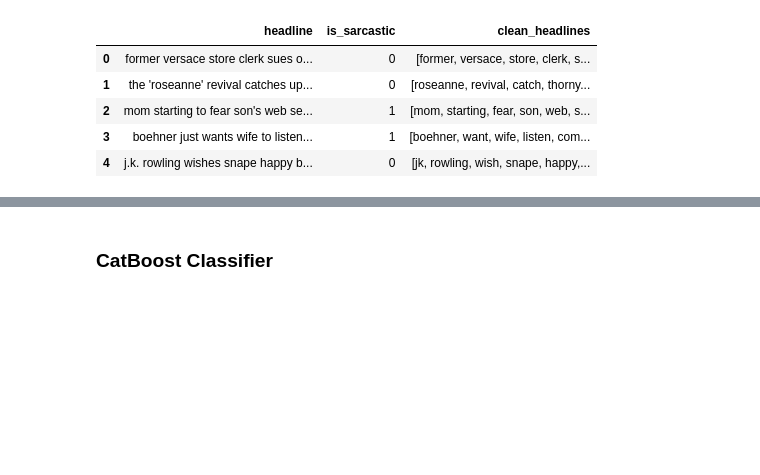
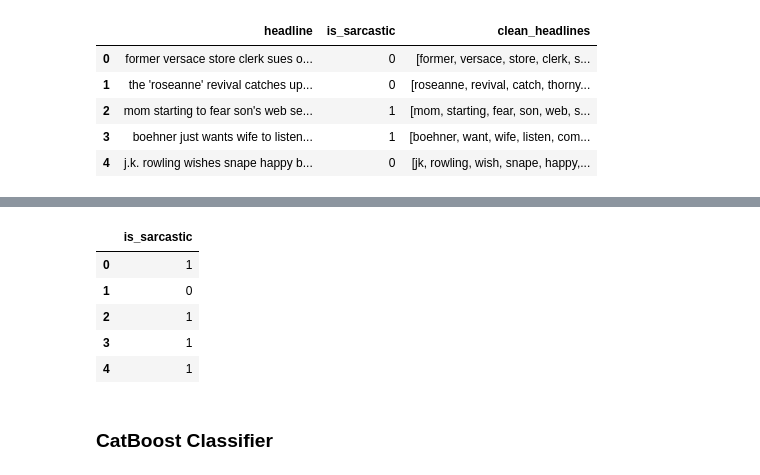
Before and after one commit to toheebadura/Sarcasm_Detection_Task, a Jupyter notebook: TF_IDF/individual_project.ipynb, the cells around one changed output, grey strips where cells are left out. Cells and saved outputs as stored; diff of their text form; code cells hidden in the pictures; blank space fills up the shorter version.

```diff
--- a/TF_IDF/individual_project.ipynb
+++ b/TF_IDF/individual_project.ipynb
@@ -280,19 +343,31 @@ print(y_test.shape)
 # %%
 ### Initialize TF-IDF Vectorization
 from sklearn.feature_extraction.text import TfidfVectorizer
+
+### Fit the TF-IDF on the training data
 tfidf_vector = TfidfVectorizer()
-tfidf_vector.fit(X_train["clean_headlines"])
+fitted_tfidf_vect = tfidf_vector.fit(X_train["clean_headlines"])
 
-### Transform train and test data
-X_train_tfidf = tfidf_vector.transform(X_train["clean_headlines"])
-X_test_tfidf = tfidf_vector.transform(X_test["clean_headlines"])
-X_train_tfidf = pd.DataFrame(X_train_tfidf.toarray())
-X_test_tfidf = pd.DataFrame(X_test_tfidf.toarray())
-X_train_tfidf.columns = tfidf_vector.get_feature_names_out()
-X_test_tfidf.columns = tfidf_vector.get_feature_names_out()
+### Transform train and test data with the fitted TF-IDF
+X_train_tfidf = fitted_tfidf_vect.transform(X_train["clean_headlines"])
+X_test_tfidf = fitted_tfidf_vect.transform(X_test["clean_headlines"])
+
+### Convert TF-IDF into DataFrame
+X_train_tfidf = pd.DataFrame(X_train_tfidf.toarray(),
+                             columns=tfidf_vector.get_feature_names_out())
+X_test_tfidf = pd.DataFrame(X_test_tfidf.toarray(),
+                            columns=tfidf_vector.get_feature_names_out())
+### Rename the columns
 X_train_tfidf = X_train_tfidf.rename(str, axis=1)
 X_test_tfidf = X_test_tfidf.rename(str, axis=1)
-y_train.values.ravel()
+y_train.head()
+# %% [output]
+|  | is_sarcastic |
+| 0 | 1 |
+| 1 | 0 |
+| 2 | 1 |
+| 3 | 1 |
+| 4 | 1 |
 # %%
 #pip install -U catboost
 # %% [markdown]
```
Also changed, not shown: parts of 17 cells of this notebook.
